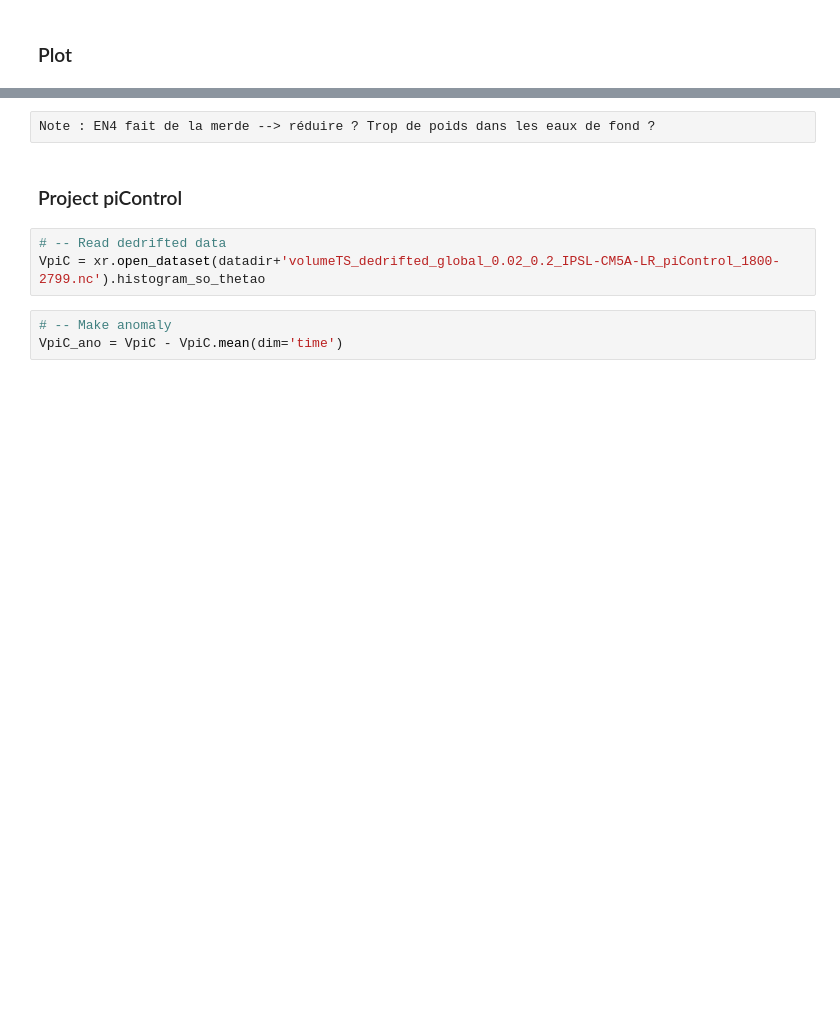
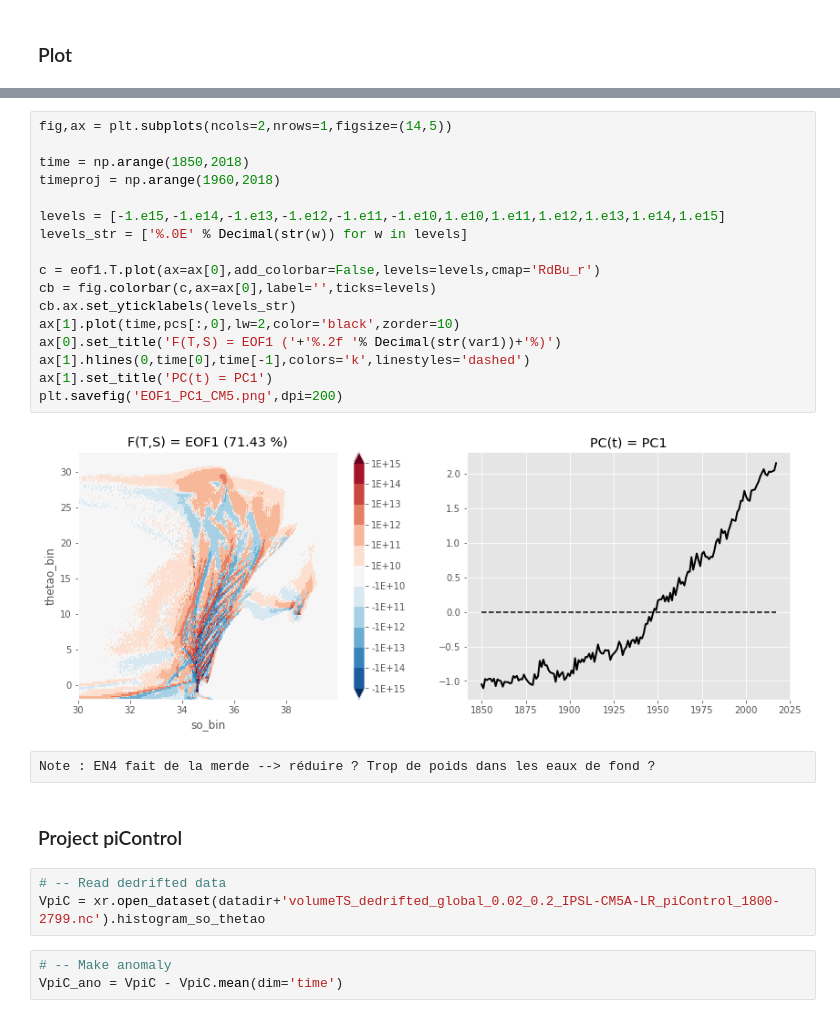
Before and after one commit to ysilvy/bin_TS, a Jupyter notebook: maquette_detection_CM5/fingerprint_projection.ipynb, the cells around one changed output, grey strips where cells are left out. Saved outputs shown, nothing was run; the diff lists cells and outputs as text; blank space fills up the shorter version.

```diff
--- a/maquette_detection_CM5/fingerprint_projection.ipynb
+++ b/maquette_detection_CM5/fingerprint_projection.ipynb
@@ -85,3 +86,22 @@ Text(0.5, 1.0, 'PC1')
+# %%
+fig,ax = plt.subplots(ncols=2,nrows=1,figsize=(14,5))
+
+time = np.arange(1850,2018)
+timeproj = np.arange(1960,2018)
+
+levels = [-1.e15,-1.e14,-1.e13,-1.e12,-1.e11,-1.e10,1.e10,1.e11,1.e12,1.e13,1.e14,1.e15]
+levels_str = ['%.0E' % Decimal(str(w)) for w in levels]
+
+c = eof1.T.plot(ax=ax[0],add_colorbar=False,levels=levels,cmap='RdBu_r')
+cb = fig.colorbar(c,ax=ax[0],label='',ticks=levels)
+cb.ax.set_yticklabels(levels_str)
+ax[1].plot(time,pcs[:,0],lw=2,color='black',zorder=10)
+ax[0].set_title('F(T,S) = EOF1 ('+'%.2f '% Decimal(str(var1))+'%)')
+ax[1].hlines(0,time[0],time[-1],colors='k',linestyles='dashed')
+ax[1].set_title('PC(t) = PC1')
+plt.savefig('EOF1_PC1_CM5.png',dpi=200)
+# %% [output]
+[figure, added]
 # %% [raw]
 Note : EN4 fait de la merde --> réduire ? Trop de poids dans les eaux de fond ?
 # %% [markdown]
```
Also changed, not shown: parts of 12 cells of this notebook.
